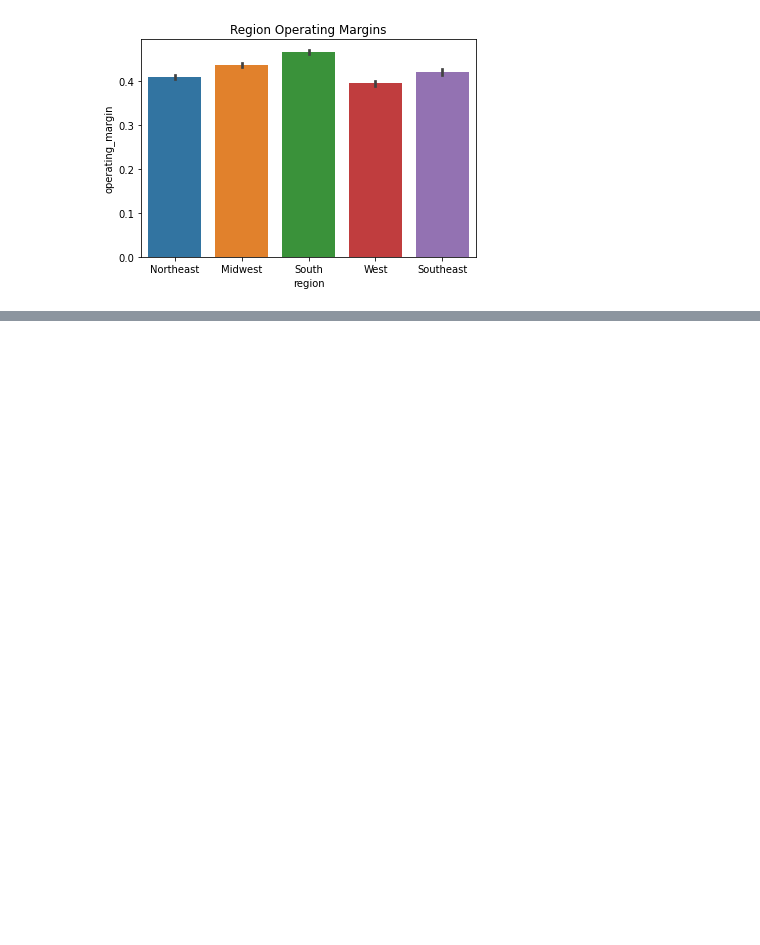
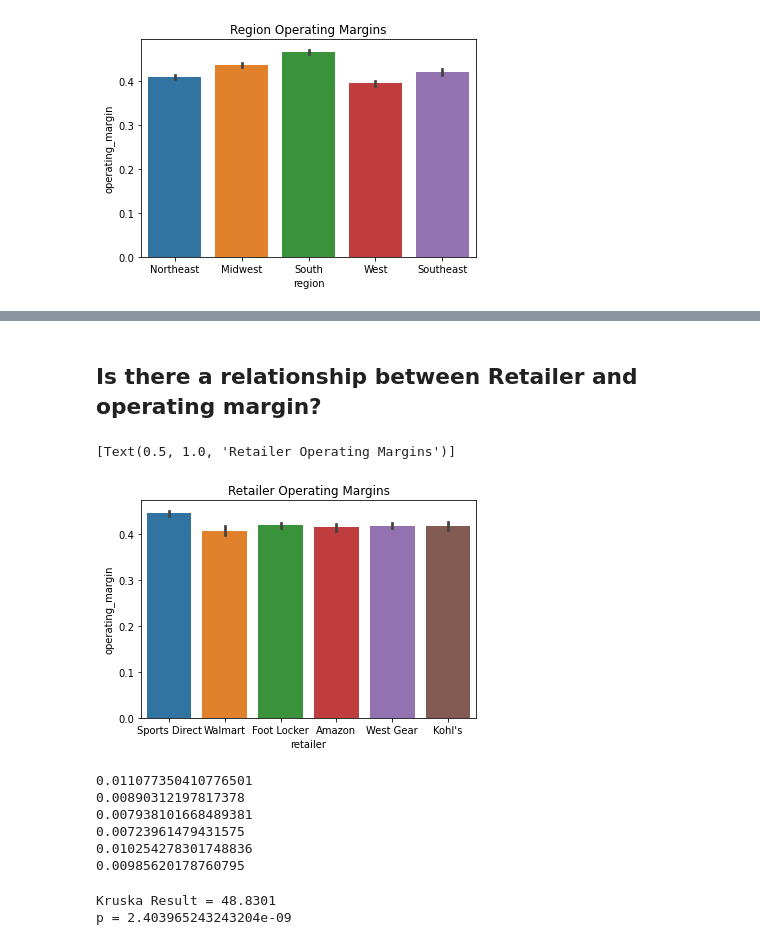
Before and after one commit to allantestaten/adidas_classification, a Jupyter notebook: scratch_notebook.ipynb, the cells around one changed output, grey strips where cells are left out. Saved outputs shown, nothing was run; the diff lists cells and outputs as text; code cells hidden in the pictures; blank space fills up the shorter version.

Commit message:
identified and answered statistical questions

```diff
--- a/scratch_notebook.ipynb
+++ b/scratch_notebook.ipynb
@@ -311,0 +349,8 @@ sns.barplot(data=train, x="region", y="operating_margin").set(title= "Region Ope
+# %% [markdown]
+## Is there a relationship between Retailer and operating margin?
+# %%
+# Bar chart of operating margin for retailers
+sns.barplot(data=train, x="retailer", y="operating_margin").set(title= "Retailer Operating Margins")
+# %% [output]
+[Text(0.5, 1.0, 'Retailer Operating Margins')]
+[figure, added]
@@ -311,0 +365,22 @@ sns.barplot(data=train, x="region", y="operating_margin").set(title= "Region Ope
+# %%
+# find variances of each region
+for df in (sports_direct,walmart,foot_locker,amazon,west_gear,kohls):
+    # printing number of unique values for each categorial variable
+    print( df.var())
+# %% [output]
+0.011077350410776501
+0.00890312197817378
+0.007938101668489381
+0.00723961479431575
+0.010254278301748836
+0.00985620178760795
+# %%
+# statistical test /#pearsonr test
+results, p = stats.kruskal(sports_direct,walmart,foot_locker,amazon,west_gear,kohls)
+
+# print results of statistical test
+print(f'Kruska Result = {results:.4f}')
+print(f'p = {p}')
+# %% [output]
+Kruska Result = 48.8301
+p = 2.403965243243204e-09
```
Also changed, not shown: parts of 22 cells of this notebook.
